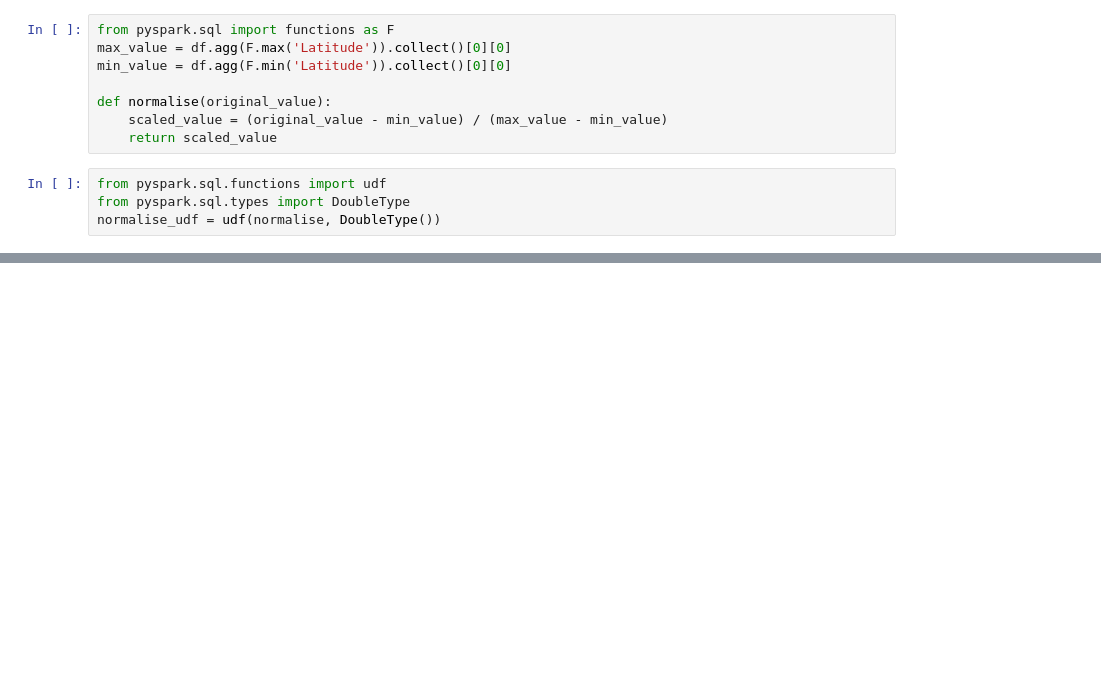
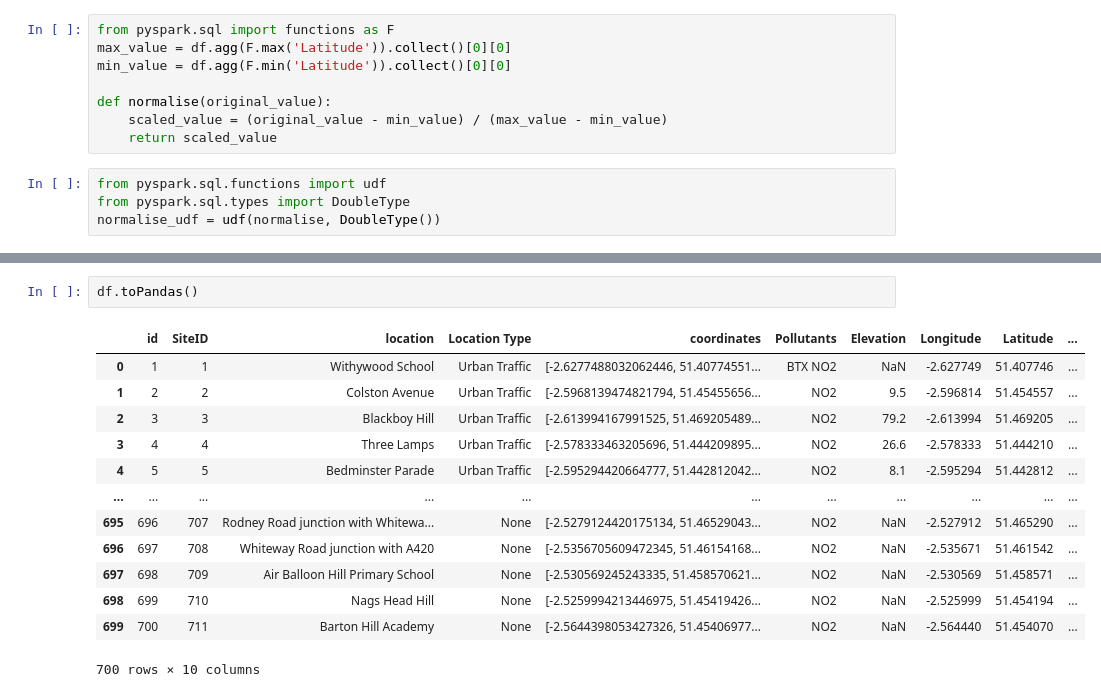
Before and after one commit to abdi-ismail/green-data-analytics, a Jupyter notebook: notebook.ipynb, the cells around one changed output, grey strips where cells are left out. Saved outputs shown, nothing was run; the diff lists cells and outputs as text; blank space fills up the shorter version.

```diff
--- a/notebook.ipynb
+++ b/notebook.ipynb
@@ -111,0 +182,16 @@ df.toPandas().to_csv("cleanedAirQualityData.csv")
+# %%
+df.toPandas()
+# %% [output]
+|  | id | SiteID | location | Location Type | coordinates | Pollutants | Elevation | Longitude | Latitude | ... |
+| 0 | 1 | 1 | Withywood School | Urban Traffic | [-2.6277488032062446, 51.40774551... | BTX NO2 | NaN | -2.627749 | 51.407746 | ... |
+| 1 | 2 | 2 | Colston Avenue | Urban Traffic | [-2.5968139474821794, 51.45455656... | NO2 | 9.5 | -2.596814 | 51.454557 | ... |
+| 2 | 3 | 3 | Blackboy Hill | Urban Traffic | [-2.613994167991525, 51.469205489... | NO2 | 79.2 | -2.613994 | 51.469205 | ... |
+| 3 | 4 | 4 | Three Lamps | Urban Traffic | [-2.578333463205696, 51.444209895... | NO2 | 26.6 | -2.578333 | 51.444210 | ... |
+| 4 | 5 | 5 | Bedminster Parade | Urban Traffic | [-2.595294420664777, 51.442812042... | NO2 | 8.1 | -2.595294 | 51.442812 | ... |
+| ... | ... | ... | ... | ... | ... | ... | ... | ... | ... | ... |
+| 695 | 696 | 707 | Rodney Road junction with Whitewa... | None | [-2.5279124420175134, 51.46529043... | NO2 | NaN | -2.527912 | 51.465290 | ... |
+| 696 | 697 | 708 | Whiteway Road junction with A420 | None | [-2.5356705609472345, 51.46154168... | NO2 | NaN | -2.535671 | 51.461542 | ... |
+| 697 | 698 | 709 | Air Balloon Hill Primary School | None | [-2.530569245243335, 51.458570621... | NO2 | NaN | -2.530569 | 51.458571 | ... |
+| 698 | 699 | 710 | Nags Head Hill | None | [-2.5259994213446975, 51.45419426... | NO2 | NaN | -2.525999 | 51.454194 | ... |
+| 699 | 700 | 711 | Barton Hill Academy | None | [-2.5644398053427326, 51.45406977... | NO2 | NaN | -2.564440 | 51.454070 | ... |
+700 rows × 10 columns
```
Also changed, not shown: parts of 25 cells of this notebook.
